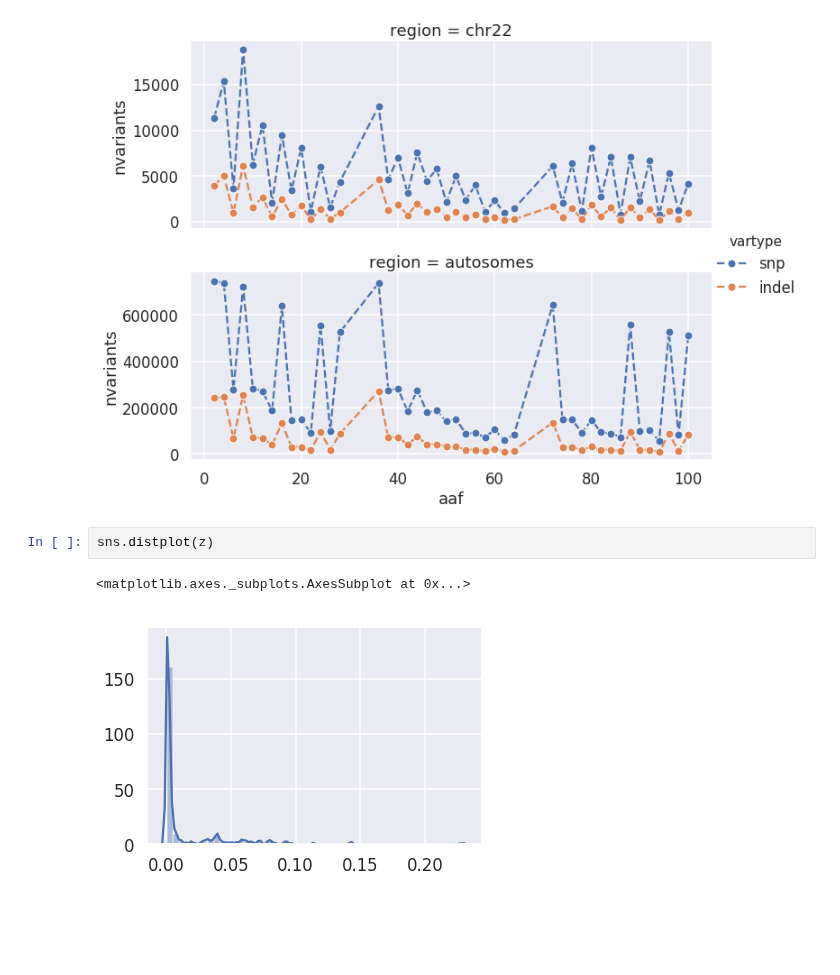
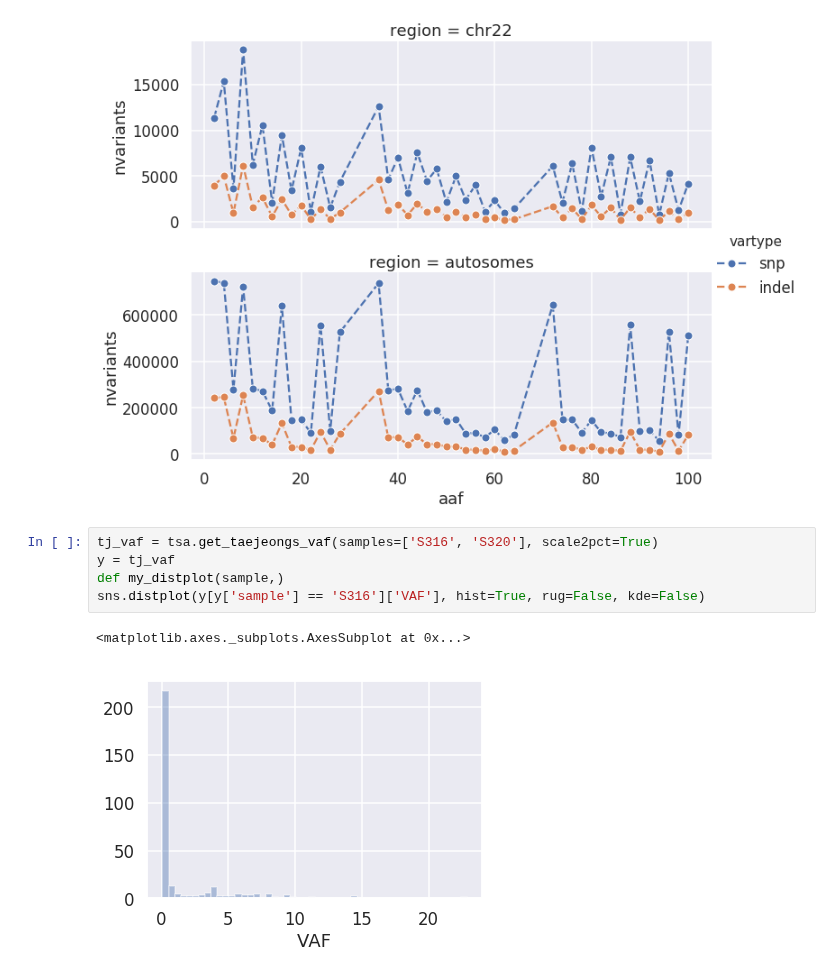
Before and after one commit to attilagk/BSM-research, a Jupyter notebook: notebook/2019-04-04-truth-sets-aaf/2019-04-04-truth-sets-aaf.ipynb, the cells around one changed output. Drawn from its saved outputs; the diff is of its cells as text; blank space fills up the shorter version.

Commit message:
plotting TJ's VAF distributions

```diff
--- a/notebook/2019-04-04-truth-sets-aaf/2019-04-04-truth-sets-aaf.ipynb
+++ b/notebook/2019-04-04-truth-sets-aaf/2019-04-04-truth-sets-aaf.ipynb
@@ -236,8 +237,11 @@ fg.add_legend()
 # %% [output]
 <seaborn.axisgrid.FacetGrid at 0x...>
 [figure]
-# %%
-sns.distplot(z)
-# %% [output]
-<matplotlib.axes._subplots.AxesSubplot at 0x...>
-[figure, removed]
+# %%
+tj_vaf = tsa.get_taejeongs_vaf(samples=['S316', 'S320'], scale2pct=True)
+y = tj_vaf
+def my_distplot(sample,)
+sns.distplot(y[y['sample'] == 'S316']['VAF'], hist=True, rug=False, kde=False)
+# %% [output]
+<matplotlib.axes._subplots.AxesSubplot at 0x...>
+[figure, added]
```
Also changed, not shown: parts of 4 cells of this notebook, 1 other file.
